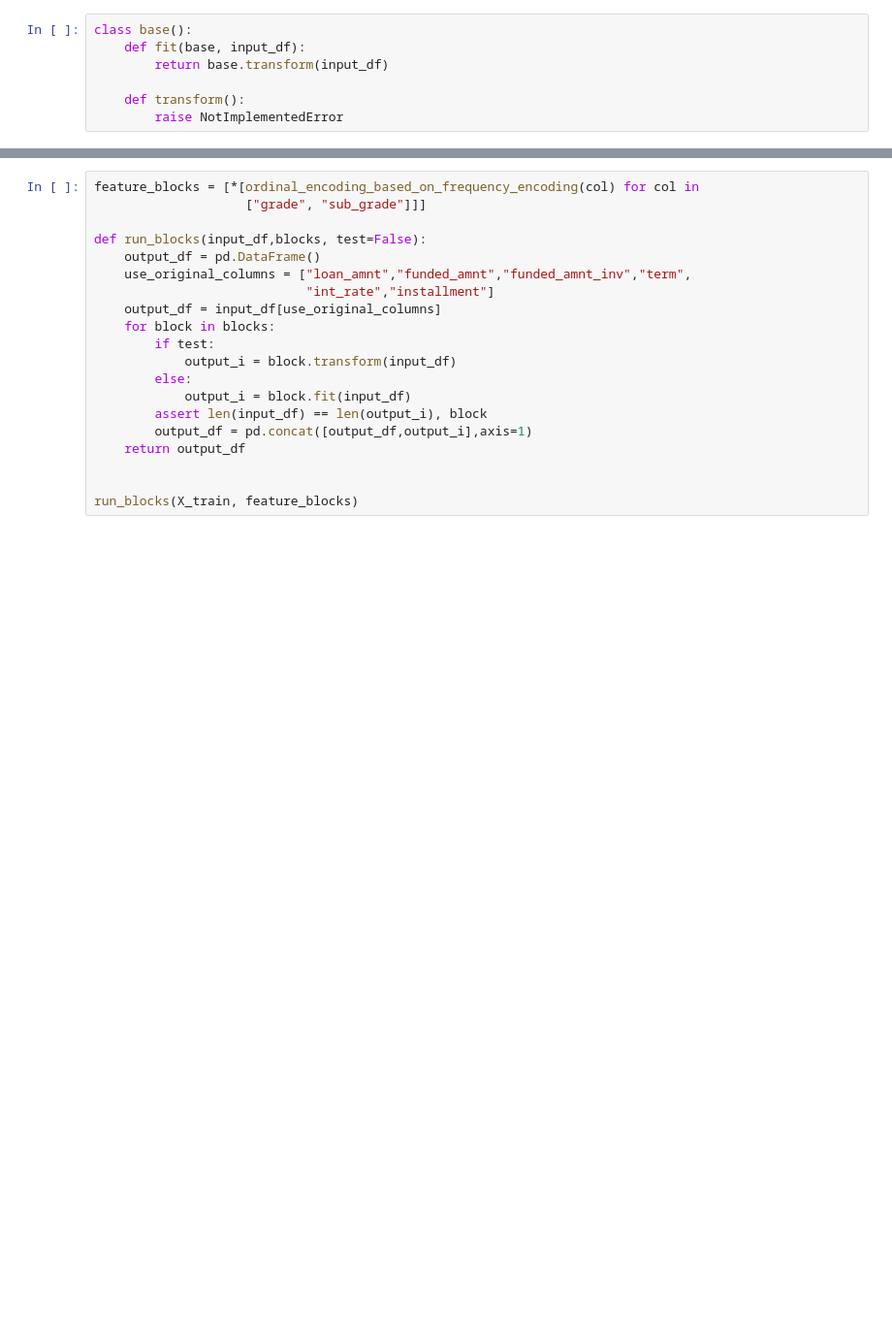
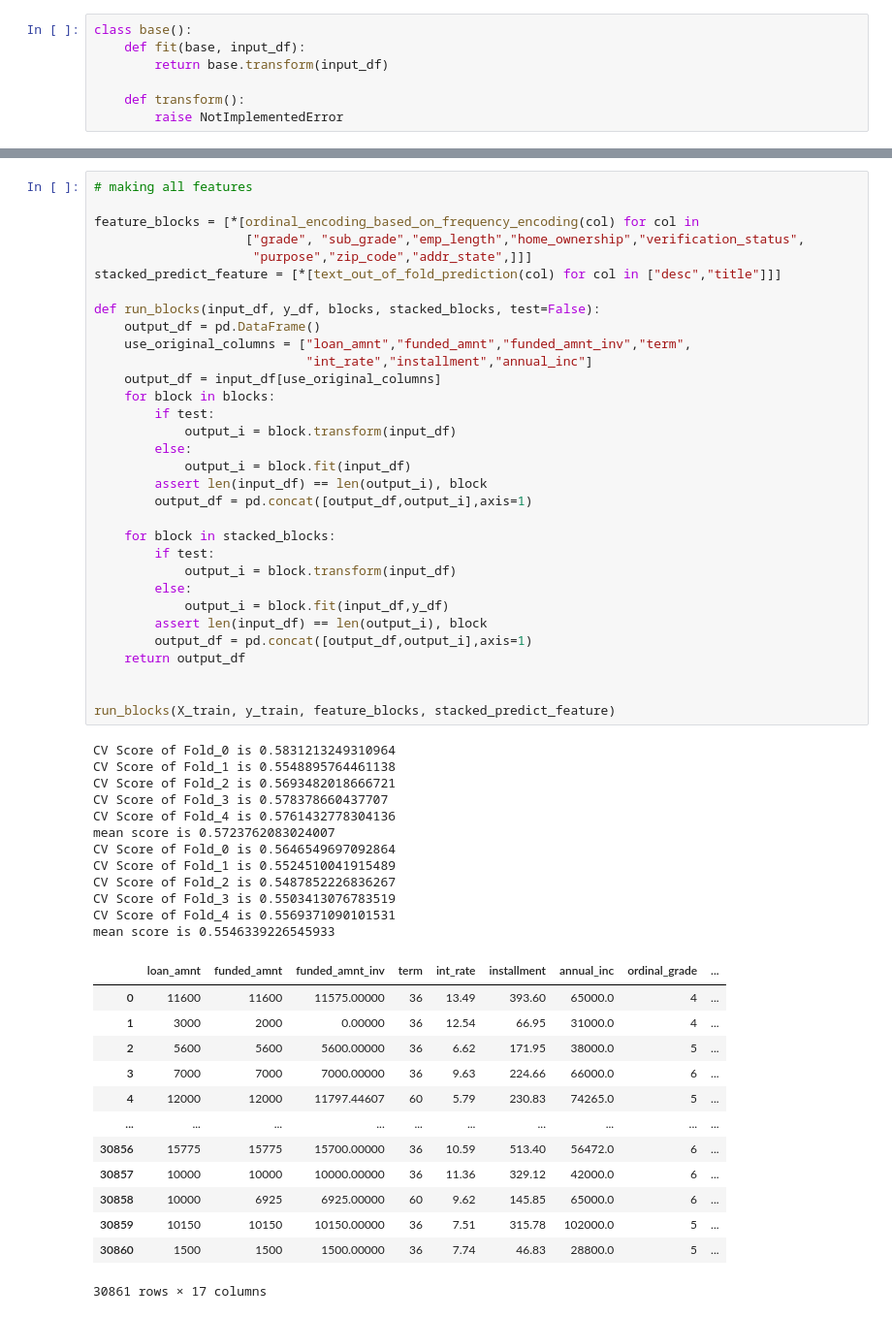
Before and after one commit to lemmingy/My_pipelines, a Jupyter notebook: lightgbm.ipynb, the cells around one changed output, grey strips where cells are left out. Shown at 97% size. Saved outputs shown, nothing was run; the diff lists cells and outputs as text; blank space fills up the shorter version.

```diff
--- a/lightgbm.ipynb
+++ b/lightgbm.ipynb
@@ -273,20 +301,58 @@ test(X_train, y_train)
 # %%
+# making all features
+
 feature_blocks = [*[ordinal_encoding_based_on_frequency_encoding(col) for col in
-                    ["grade", "sub_grade"]]]
+                    ["grade", "sub_grade","emp_length","home_ownership","verification_status",
+                     "purpose","zip_code","addr_state",]]]
+stacked_predict_feature = [*[text_out_of_fold_prediction(col) for col in ["desc","title"]]]
 
-def run_blocks(input_df,blocks, test=False):
+def run_blocks(input_df, y_df, blocks, stacked_blocks, test=False):
     output_df = pd.DataFrame()
     use_original_columns = ["loan_amnt","funded_amnt","funded_amnt_inv","term",
-                            "int_rate","installment"]
+                            "int_rate","installment","annual_inc"]
     output_df = input_df[use_original_columns]
     for block in blocks:
         if test:
             output_i = block.transform(input_df)
         else:
             output_i = block.fit(input_df)
         assert len(input_df) == len(output_i), block
         output_df = pd.concat([output_df,output_i],axis=1)
+
+    for block in stacked_blocks:
+        if test:
+            output_i = block.transform(input_df)
+        else:
+            output_i = block.fit(input_df,y_df)
+        assert len(input_df) == len(output_i), block
+        output_df = pd.concat([output_df,output_i],axis=1)
     return output_df
 
 
-run_blocks(X_train, feature_blocks)
+run_blocks(X_train, y_train, feature_blocks, stacked_predict_feature)
+# %% [output]
+CV Score of Fold_0 is 0.5831213249310964
+CV Score of Fold_1 is 0.5548895764461138
+CV Score of Fold_2 is 0.5693482018666721
+CV Score of Fold_3 is 0.578378660437707
+CV Score of Fold_4 is 0.5761432778304136
+mean score is 0.5723762083024007
+CV Score of Fold_0 is 0.5646549697092864
+CV Score of Fold_1 is 0.5524510041915489
+CV Score of Fold_2 is 0.5487852226836267
+CV Score of Fold_3 is 0.5503413076783519
+CV Score of Fold_4 is 0.5569371090101531
+mean score is 0.5546339226545933
+|  | loan_amnt | funded_amnt | funded_amnt_inv | term | int_rate | installment | annual_inc | ordinal_grade | ... |
+| 0 | 11600 | 11600 | 11575.00000 | 36 | 13.49 | 393.60 | 65000.0 | 4 | ... |
+| 1 | 3000 | 2000 | 0.00000 | 36 | 12.54 | 66.95 | 31000.0 | 4 | ... |
+| 2 | 5600 | 5600 | 5600.00000 | 36 | 6.62 | 171.95 | 38000.0 | 5 | ... |
+| 3 | 7000 | 7000 | 7000.00000 | 36 | 9.63 | 224.66 | 66000.0 | 6 | ... |
+| 4 | 12000 | 12000 | 11797.44607 | 60 | 5.79 | 230.83 | 74265.0 | 5 | ... |
+| ... | ... | ... | ... | ... | ... | ... | ... | ... | ... |
+| 30856 | 15775 | 15775 | 15700.00000 | 36 | 10.59 | 513.40 | 56472.0 | 6 | ... |
+| 30857 | 10000 | 10000 | 10000.00000 | 36 | 11.36 | 329.12 | 42000.0 | 6 | ... |
+| 30858 | 10000 | 6925 | 6925.00000 | 60 | 9.62 | 145.85 | 65000.0 | 6 | ... |
+| 30859 | 10150 | 10150 | 10150.00000 | 36 | 7.51 | 315.78 | 102000.0 | 5 | ... |
+| 30860 | 1500 | 1500 | 1500.00000 | 36 | 7.74 | 46.83 | 28800.0 | 5 | ... |
+30861 rows × 17 columns
```
Also changed, not shown: parts of 6 cells of this notebook, 2 other files.
